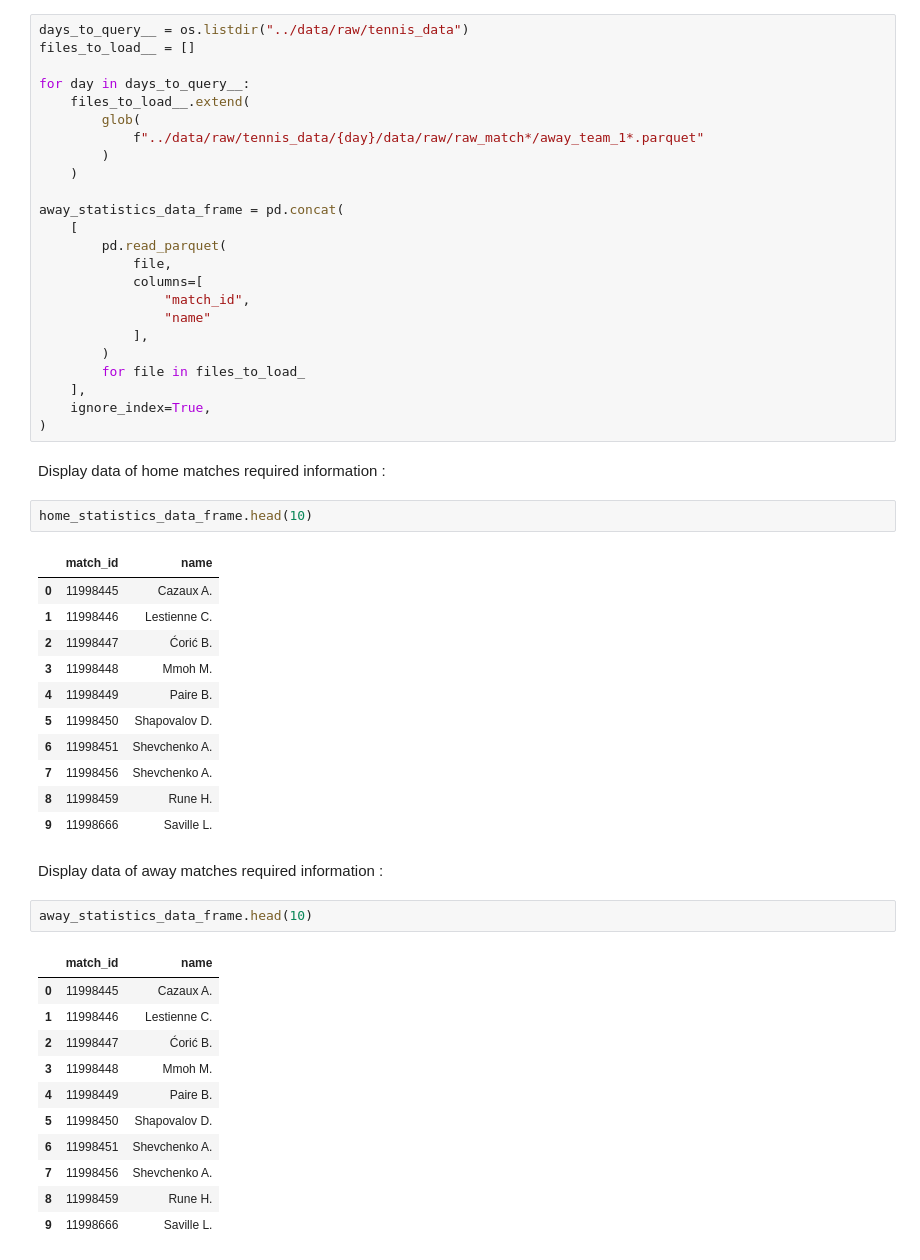
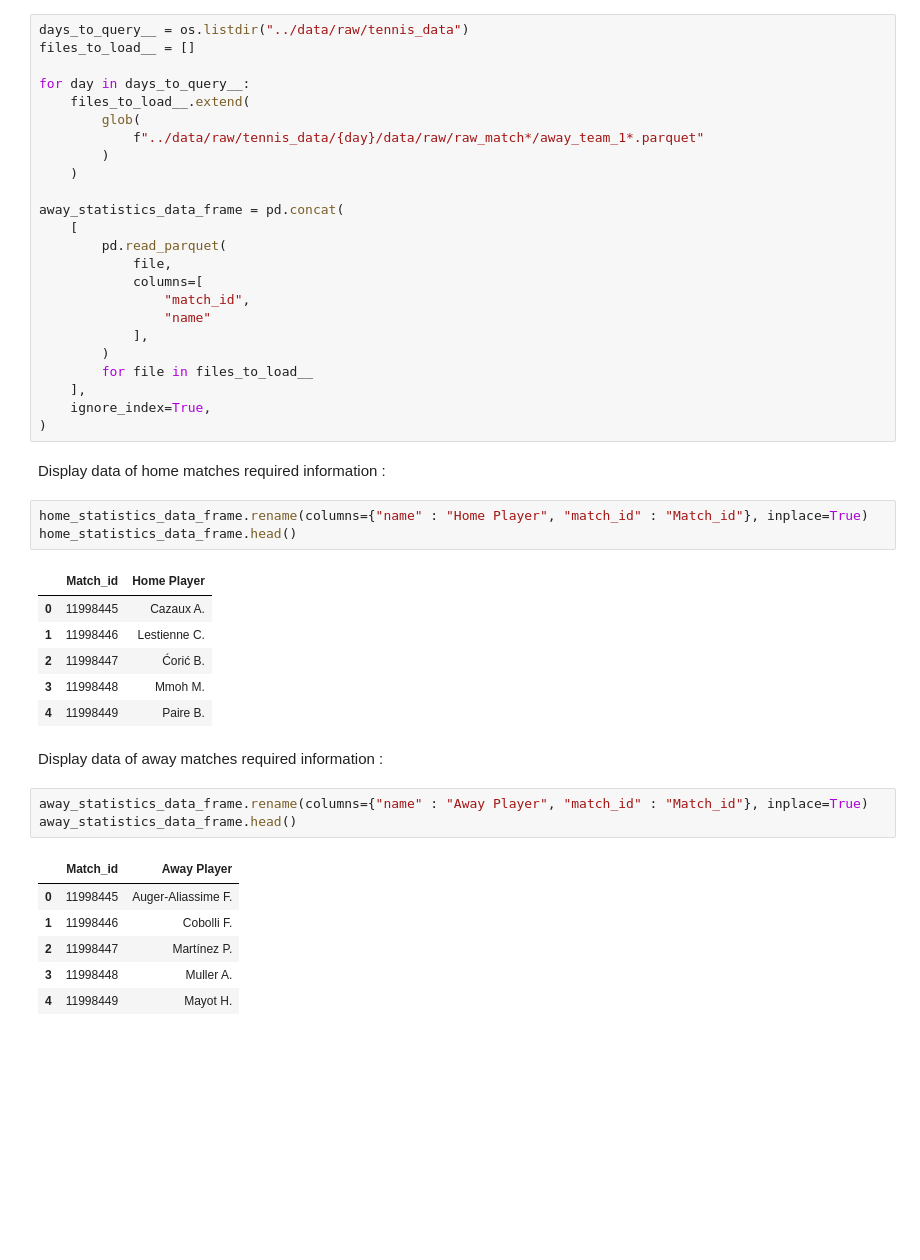
Before and after one commit to shahabnajmosadatypy/SofaScore-Tennis-Analysis, a Jupyter notebook: notebooks/3.ipynb, the cells around one changed output. Drawn from its saved outputs; the diff is of its cells as text; blank space fills up the shorter version.

```diff
--- a/notebooks/3.ipynb
+++ b/notebooks/3.ipynb
@@ -125,40 +124,32 @@ away_statistics_data_frame = pd.concat(
                 "name"
             ],
         )
-        for file in files_to_load_
+        for file in files_to_load__
     ],
     ignore_index=True,
 )
 # %% [markdown]
 Display data of home matches required information :
 # %%
-home_statistics_data_frame.head(10)
+home_statistics_data_frame.rename(columns={"name" : "Home Player", "match_id" : "Match_id"}, inplace=True)
+home_statistics_data_frame.head()
 # %% [output]
-|  | match_id | name |
+|  | Match_id | Home Player |
 | 0 | 11998445 | Cazaux A. |
 | 1 | 11998446 | Lestienne C. |
 | 2 | 11998447 | Ćorić B. |
 | 3 | 11998448 | Mmoh M. |
 | 4 | 11998449 | Paire B. |
-| 5 | 11998450 | Shapovalov D. |
-| 6 | 11998451 | Shevchenko A. |
-| 7 | 11998456 | Shevchenko A. |
-| 8 | 11998459 | Rune H. |
-| 9 | 11998666 | Saville L. |
 # %% [markdown]
 Display data of away matches required information :
 # %%
-away_statistics_data_frame.head(10)
+away_statistics_data_frame.rename(columns={"name" : "Away Player", "match_id" : "Match_id"}, inplace=True)
+away_statistics_data_frame.head()
 # %% [output]
-|  | match_id | name |
-| 0 | 11998445 | Cazaux A. |
-| 1 | 11998446 | Lestienne C. |
-| 2 | 11998447 | Ćorić B. |
-| 3 | 11998448 | Mmoh M. |
-| 4 | 11998449 | Paire B. |
-| 5 | 11998450 | Shapovalov D. |
-| 6 | 11998451 | Shevchenko A. |
-| 7 | 11998456 | Shevchenko A. |
-| 8 | 11998459 | Rune H. |
-| 9 | 11998666 | Saville L. |
+|  | Match_id | Away Player |
+| 0 | 11998445 | Auger-Aliassime F. |
+| 1 | 11998446 | Cobolli F. |
+| 2 | 11998447 | Martínez P. |
+| 3 | 11998448 | Muller A. |
+| 4 | 11998449 | Mayot H. |
 # %% [markdown]
```
Also changed, not shown: parts of 3 cells of this notebook.
